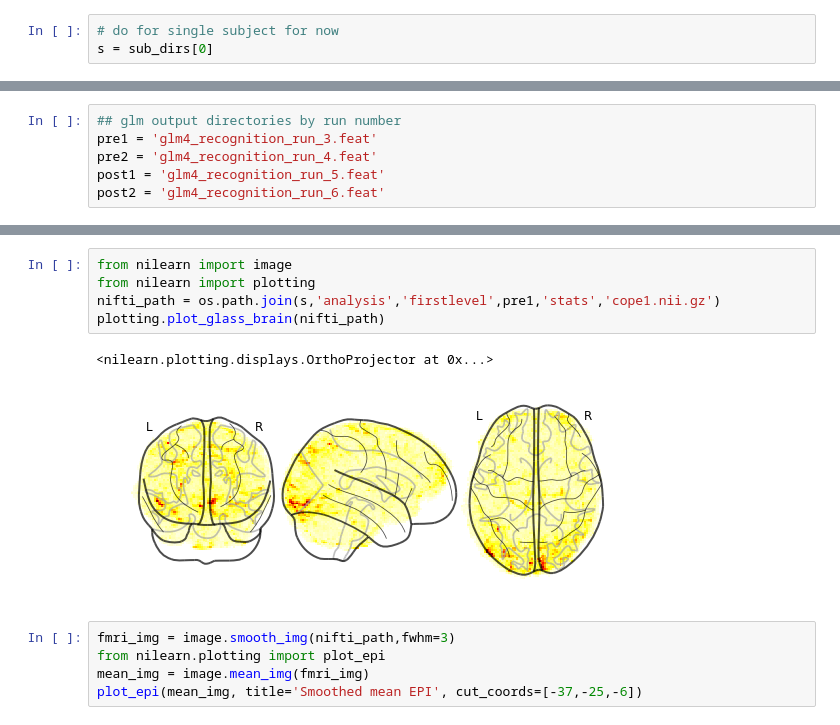
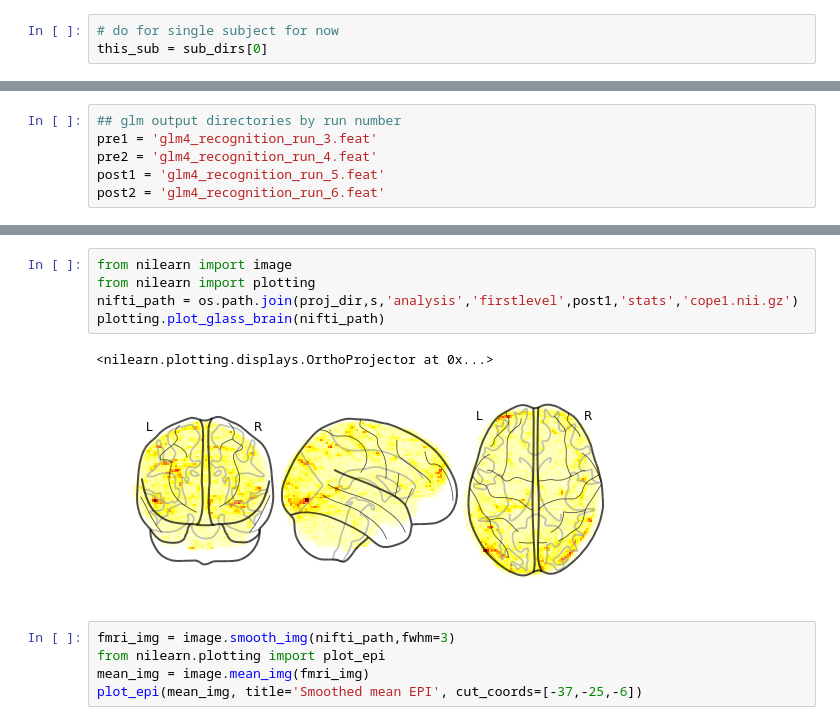
Before and after one commit to judithfan/neurosketch, a Jupyter notebook: neurosketch_prepostRSA.ipynb, the cells around one changed output, grey strips where cells are left out. Cells and saved outputs as stored; diff of their text form.

```diff
--- a/neurosketch_prepostRSA.ipynb
+++ b/neurosketch_prepostRSA.ipynb
@@ -38,5 +48,5 @@ print(sub_dirs)
 ['0110171_neurosketch', '0110172_neurosketch', '0111171_neurosketch', '0112171_neurosketch', '0112172_neurosketch', '0112173_neurosketch', '0113171_neurosketch', '0115172_neurosketch', '0115174_neuros ...
 # %%
 # do for single subject for now
-s = sub_dirs[0]
+this_sub = sub_dirs[0]
 # %%
@@ -62,11 +72,11 @@ print(sorted(contents_stats_dir))
 # %%
 from nilearn import image
 from nilearn import plotting
-nifti_path = os.path.join(s,'analysis','firstlevel',pre1,'stats','cope1.nii.gz')
+nifti_path = os.path.join(proj_dir,s,'analysis','firstlevel',post1,'stats','cope1.nii.gz')
 plotting.plot_glass_brain(nifti_path)
 # %% [output]
 <nilearn.plotting.displays.OrthoProjector at 0x...>
-[figure, old version]
+[figure, new version]
 # %%
 fmri_img = image.smooth_img(nifti_path,fwhm=3)
 from nilearn.plotting import plot_epi
```
Also changed, not shown: parts of 13 cells of this notebook.
